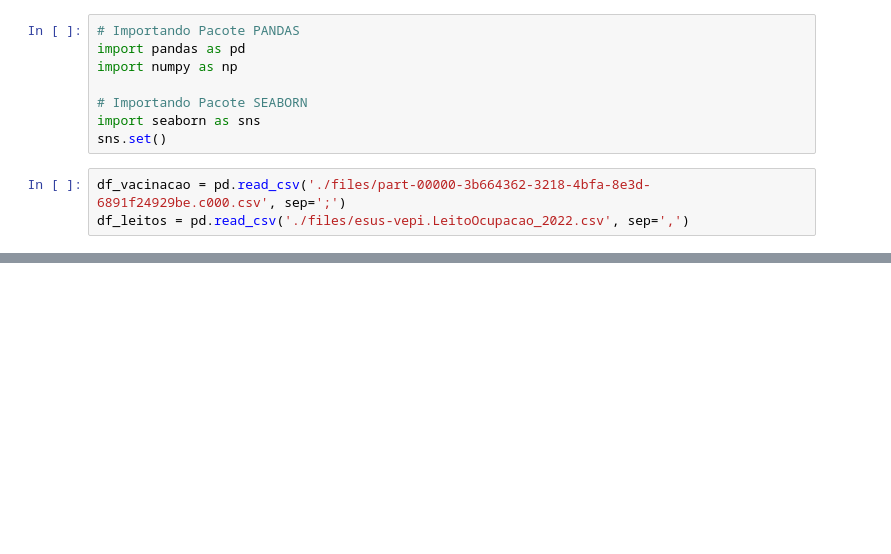
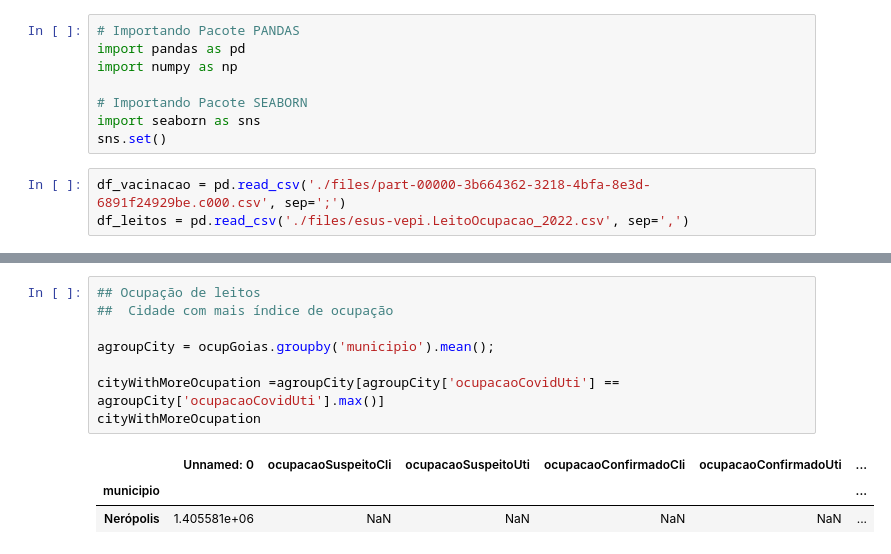
Before and after one commit to vinivinci/processCovidData, a Jupyter notebook: downloadBases.ipynb, the cells around one changed output, grey strips where cells are left out. Drawn from its saved outputs; the diff is of its cells as text; blank space fills up the shorter version.

```diff
--- a/downloadBases.ipynb
+++ b/downloadBases.ipynb
@@ -46,0 +84,12 @@ maximumValue
+# %%
+## Ocupação de leitos
+##  Cidade com mais índice de ocupação
+
+agroupCity = ocupGoias.groupby('municipio').mean();
+
+cityWithMoreOcupation =agroupCity[agroupCity['ocupacaoCovidUti'] == agroupCity['ocupacaoCovidUti'].max()]
+cityWithMoreOcupation
+# %% [output]
+|  | Unnamed: 0 | ocupacaoSuspeitoCli | ocupacaoSuspeitoUti | ocupacaoConfirmadoCli | ocupacaoConfirmadoUti | ... |
+| municipio |  |  |  |  |  | ... |
+| Nerópolis | 1.405581e+06 | NaN | NaN | NaN | NaN | ... |
```
Also changed, not shown: parts of 6 cells of this notebook.
